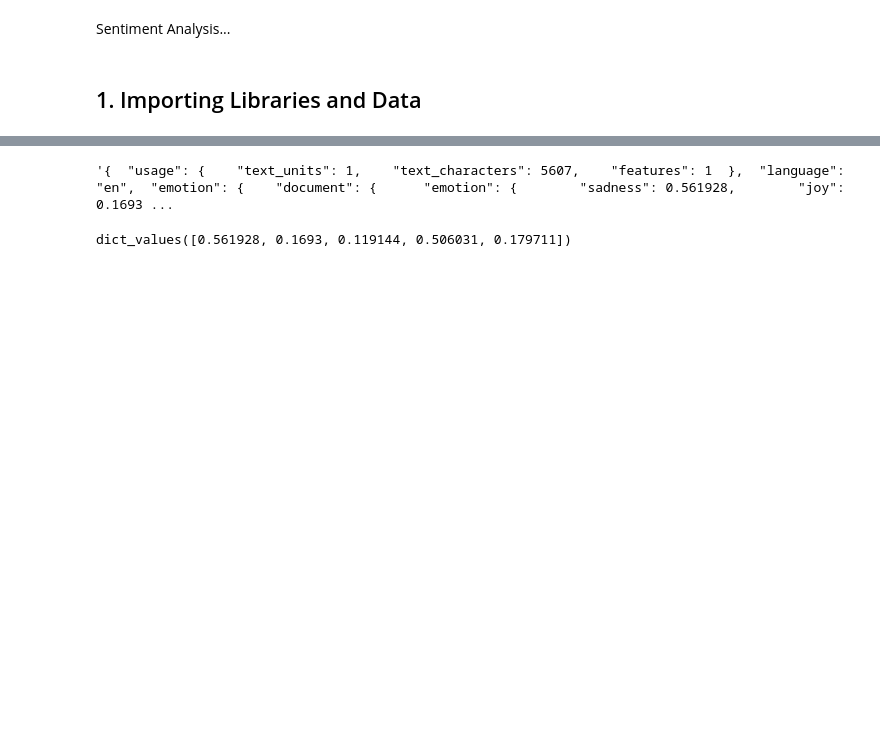
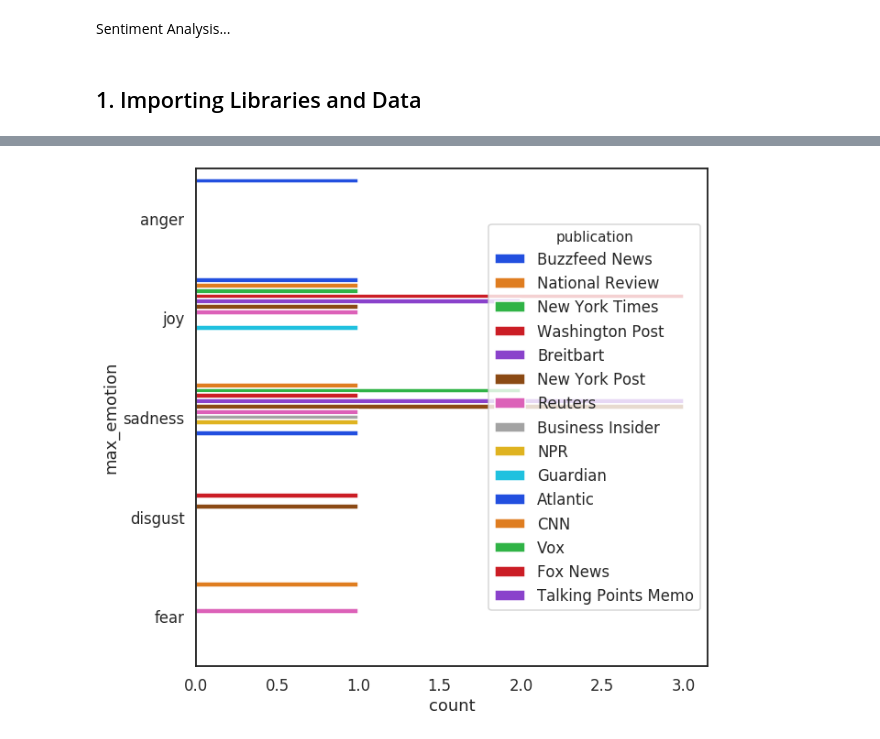
Before and after one commit to davidholcer/All-The-News-Sentiment-Analysis, a Jupyter notebook: Sentiment_Analysis.ipynb, the cells around one changed output, grey strips where cells are left out. Drawn from its saved outputs; the diff is of its cells as text; code cells hidden in the pictures; blank space fills up the shorter version.

```diff
--- a/Sentiment_Analysis.ipynb
+++ b/Sentiment_Analysis.ipynb
@@ -106,7 +378,9 @@ def perform_emotion_analysis(input_text):
 
                                  #features=Features(emotion=EmotionOptions(targets=['Republicans','Obama']))).get_result()
 
-  return(json.dumps(response, indent=2))
+  prod_emotion_data=(json.dumps(response, indent=2))
+  #return prod_emotion_data
+  return json.JSONDecoder().decode(prod_emotion_data)['emotion']['document']['emotion']
 # %%
 def perform_category_analysis(input_text):
   authenticator = IAMAuthenticator('-gYe7vGCYYrsDYeb0U7C50hikjsy4wrJzsNwD22a472g')
@@ -119,8 +393,29 @@ def perform_category_analysis(input_text):
 
   #print (features)
   response = natural_language_understanding.analyze(text=input_text,features=Features(
-        categories=CategoriesOptions(limit=3))).get_result()
+        categories=CategoriesOptions(limit=1))).get_result()
 
                                  #features=Features(emotion=EmotionOptions(targets=['Republicans','Obama']))).get_result()
 
-  return(json.dumps(response, indent=2))
+  cat=(json.dumps(response, indent=2))
+  return json.JSONDecoder().decode(cat)['categories'][0]['label'][1:].split('/')
+# %%
+import time
+start = time.time()
+
+counter=0
+while counter<30:#clean.size:
+  emotions=perform_emotion_analysis(combined_csv.iloc[counter,9])
+  values=list(emotions.values())
+  smaller.loc[counter,'max_emotion']=list(emotions.keys())[values.index(max(values))]
+
+  if counter<5:
+    cat=perform_category_analysis(combined_csv.iloc[counter,9])
+    for c,value in enumerate(cat):
+      smaller.loc[counter,11+c]=value
+
+  counter+=1;
+
+
+end = time.time()
+print(end - start)
@@ -132,0 +446,5 @@ perform_category_analysis(df1.content[3])
+# %%
+plt.figure(figsize=(10,10))
+plots=sns.countplot(y='max_emotion', hue='publication', data=smaller, palette="bright")
+# %% [output]
+[figure, added]
@@ -154,8 +488,0 @@ em0=emotion_0.replace("\n", "")
-# %%
-em0
-# %% [output]
-'{  "usage": {    "text_units": 1,    "text_characters": 5607,    "features": 1  },  "language": "en",  "emotion": {    "document": {      "emotion": {        "sadness": 0.561928,        "joy": 0.1693 ...
-# %%
-json.JSONDecoder().decode(emotion_0)['emotion']['document']['emotion'].values()
-# %% [output]
-dict_values([0.561928, 0.1693, 0.119144, 0.506031, 0.179711])
```
Also changed, not shown: parts of 67 cells of this notebook.
